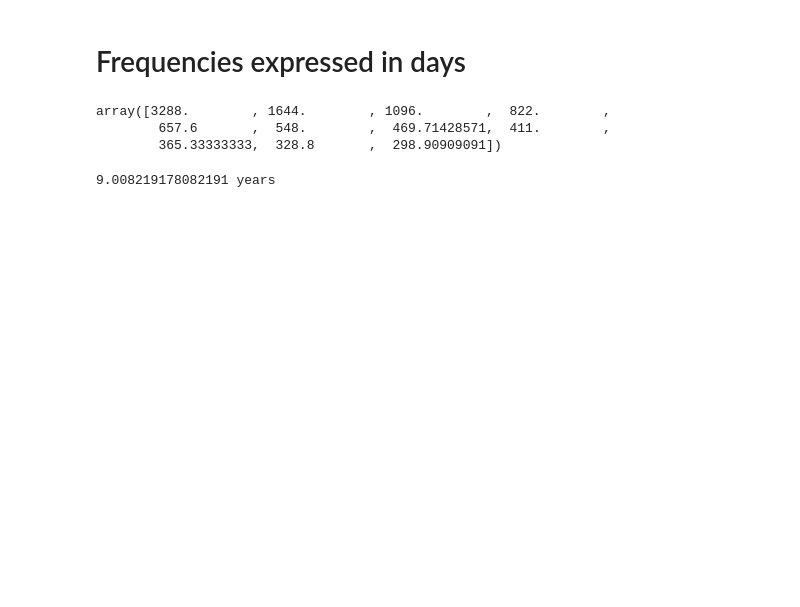
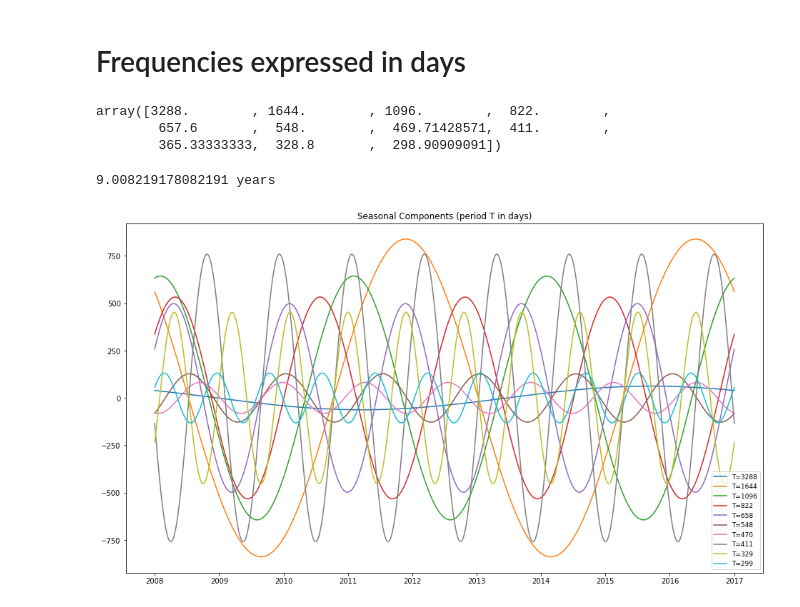
Before and after one commit to BleakHeart/Report-2, a Jupyter notebook: src/Fourier_f_extrapolations.ipynb, the cells around one changed output. Cells and saved outputs as stored; diff of their text form; code cells hidden in the pictures; blank space fills up the shorter version.

```diff
--- a/src/Fourier_f_extrapolations.ipynb
+++ b/src/Fourier_f_extrapolations.ipynb
@@ -85,3 +147,14 @@ array([3288.        , 1644.        , 1096.        ,  822.        ,
 print(3288/365, "years")
 # %% [output]
 9.008219178082191 years
+# %%
+plt.figure(figsize=(16,9))#
+
+mask = np.int32(T) != 365
+
+for component, period in zip(Fourier_comp[mask], T[mask]):
+    plt.plot(df.Date, component, label=f'T={period:.0f}')
+    plt.title("Seasonal Components (period T in days)")
+    plt.legend()
+# %% [output]
+[figure, added]
```
Also changed, not shown: parts of 10 cells of this notebook, 1 other file.
